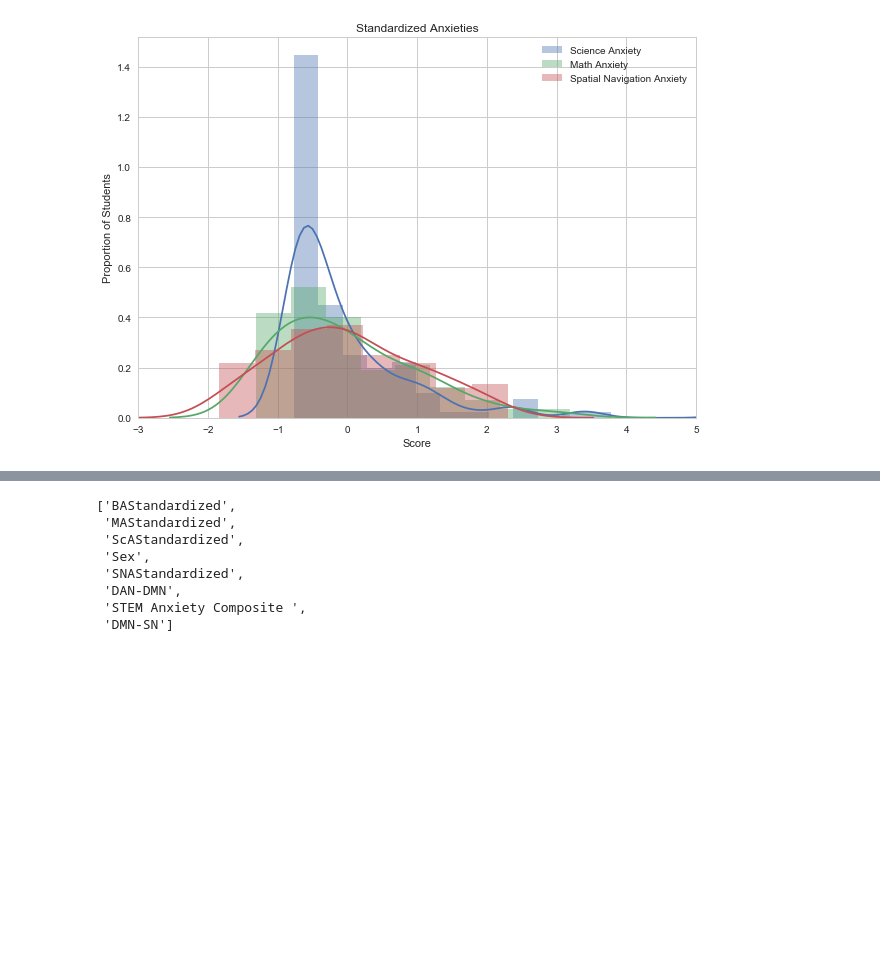
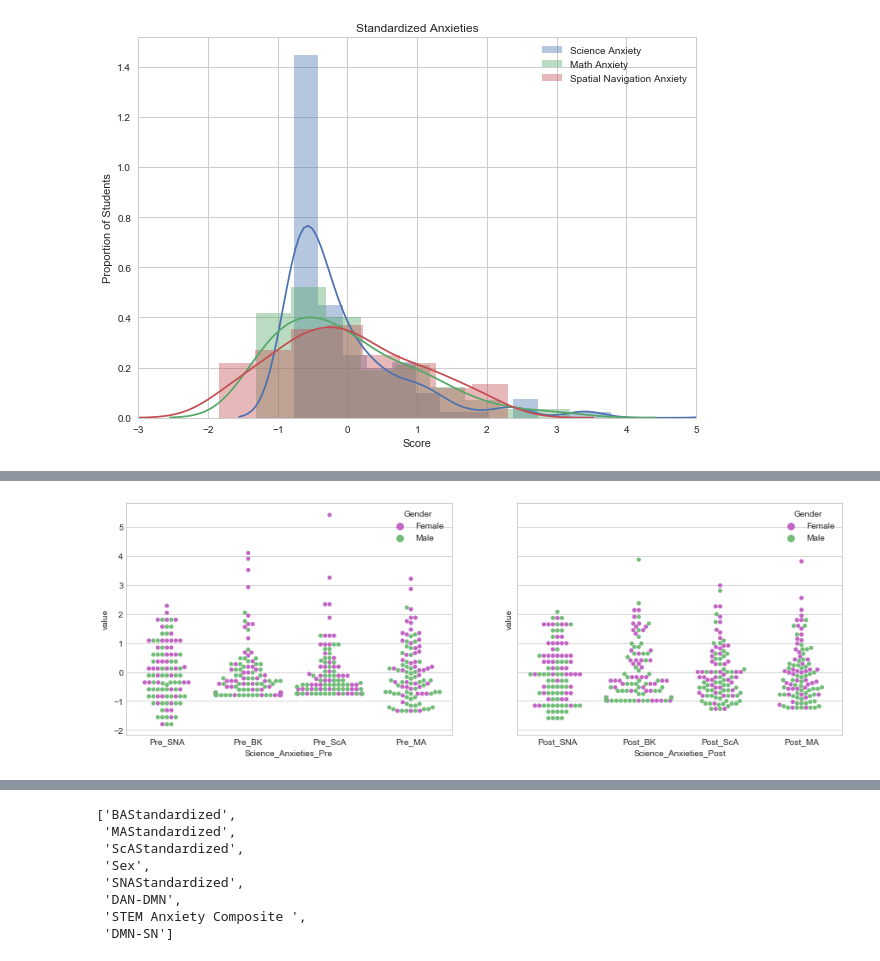
Before and after one commit to 62442katieb/indiv-diff-rs-anxiety, a Jupyter notebook: descriptives.ipynb, the cells around one changed output, grey strips where cells are left out. Cells and saved outputs as stored; diff of their text form; code cells hidden in the pictures; blank space fills up the shorter version.

Commit message:
update python notebooks with figures & data analysis

```diff
--- a/descriptives.ipynb
+++ b/descriptives.ipynb
@@ -40,0 +38,2 @@ df = pd.read_excel('{0}/all data.xls'.format(data_dir),
+# %%
+df = pd.read_csv('/Users/Katie/Dropbox/Projects/physics-anxiety/anxiety_results/Results_06-11-18 copy/All-data_6-11-18.csv', index_col=0, header=0)
@@ -41,3 +51,3 @@ df = pd.read_excel('{0}/all data.xls'.format(data_dir),
 # %%
-df = df.replace({'Sex': {'M': 0}})
-df = df.replace({'Sex': {'F': 1}})
+df = df.replace({'Gender': {2: 'Female'}})
+df = df.replace({'Gender': {1: 'Male'}})
@@ -139,0 +104,4 @@ ax.legend(['Science Anxiety', 'Math Anxiety', 'Spatial Navigation Anxiety', 'Bec
+# %%
+crayons = sns.crayon_palette(['Fuchsia', 'Fern'])
+dark_crayons = sns.crayon_palette(['Royal Purple', 'Tropical Rain Forest'])
+df_anx_pre_gender.head()
@@ -139,0 +115,13 @@ ax.legend(['Science Anxiety', 'Math Anxiety', 'Spatial Navigation Anxiety', 'Bec
+# %%
+df_anx_pre_gender = df.melt(id_vars='Gender', value_vars=['Pre_SNA', 'Pre_BK', 'Pre_ScA', 'Pre_MA'],
+                            var_name='Science_Anxieties_Pre')
+df_anx_post_gender = df.melt(id_vars='Gender', value_vars=['Post_SNA', 'Post_BK', 'Post_ScA', 'Post_MA'],
+                            var_name='Science_Anxieties_Post')
+# %%
+fig, ax = plt.subplots(1, ncols=2, figsize=(15, 5), sharey=True)
+g = sns.swarmplot(x="Science_Anxieties_Pre", y="value", hue="Gender",
+                  data=df_anx_pre_gender, palette=crayons, size=5, ax=ax[0])
+g = sns.swarmplot(x="Science_Anxieties_Post", y="value", hue="Gender",
+                  data=df_anx_post_gender, palette=crayons, size=5, ax=ax[1])
+# %% [output]
+[figure, added]
```
Also changed, not shown: parts of 21 cells of this notebook, 6 other files.
